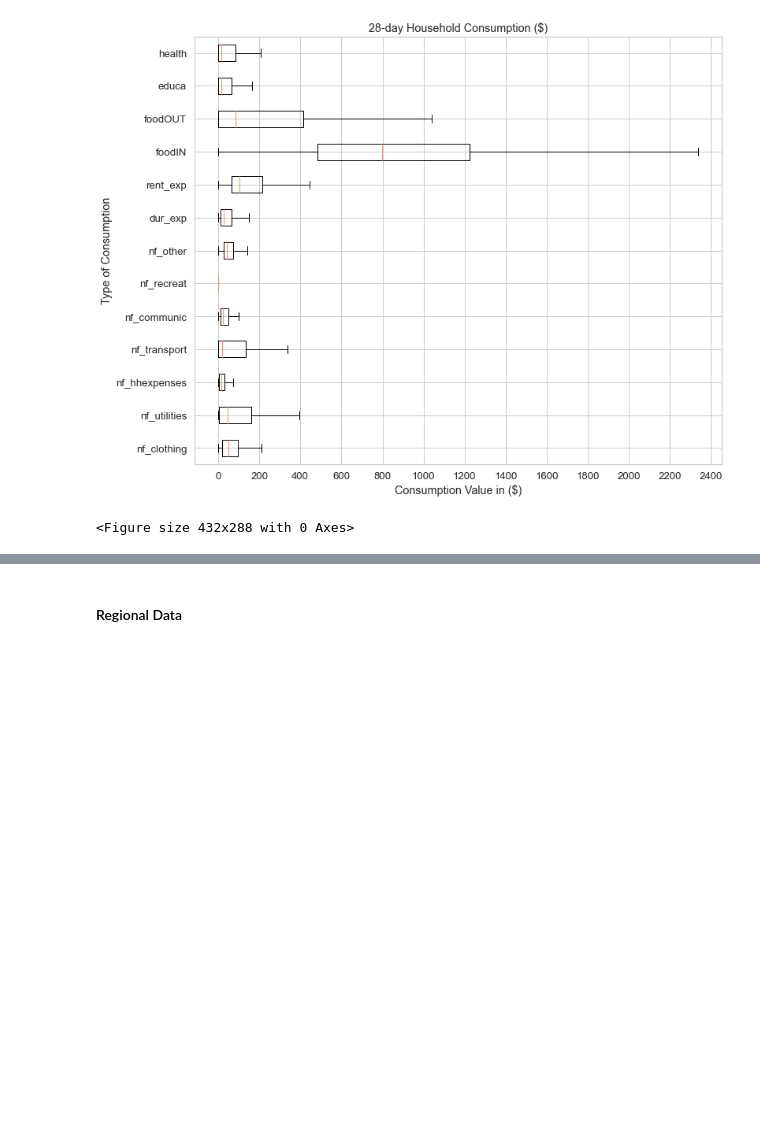
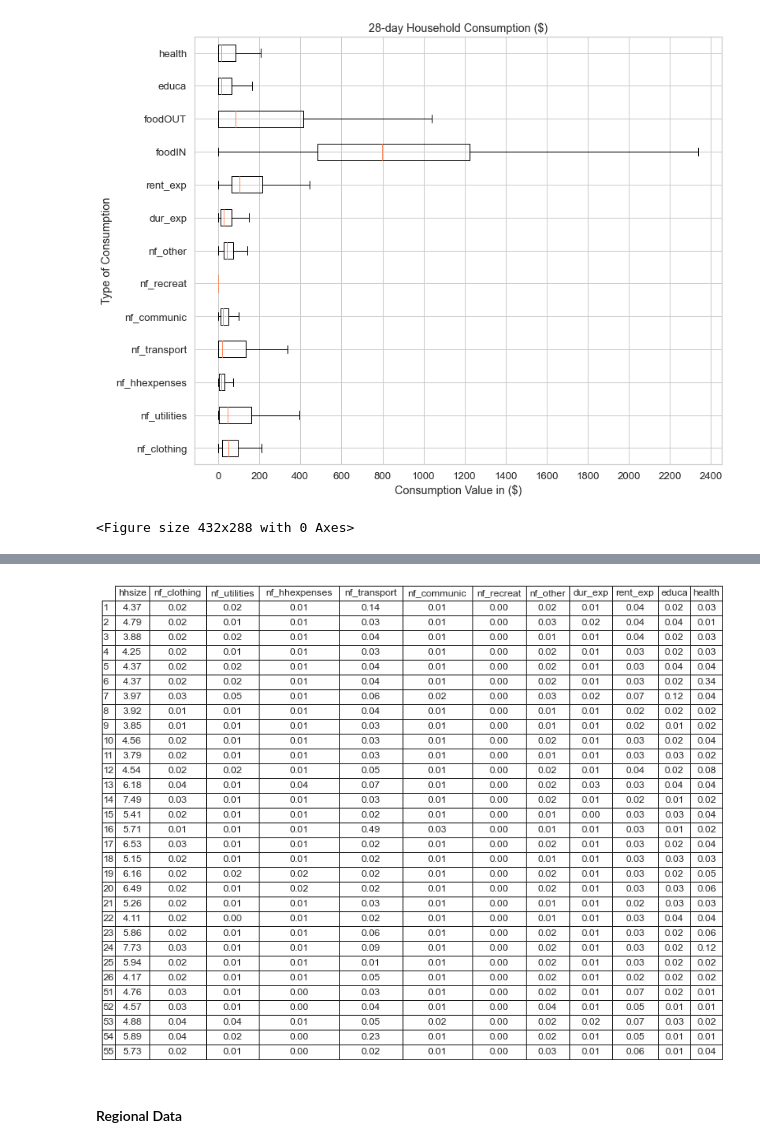
Before and after one commit to whitehackr/solar_tz, a Jupyter notebook: data_and_analysis/survey_review_.ipynb, the cells around one changed output, grey strips where cells are left out. Saved outputs shown, nothing was run; the diff lists cells and outputs as text; code cells hidden in the pictures; blank space fills up the shorter version.

Commit message:
Initial addition of the assets_data to determine 'ability to pay'

```diff
--- a/data_and_analysis/survey_review_.ipynb
+++ b/data_and_analysis/survey_review_.ipynb
@@ -463,3 +463,10 @@ plt.savefig('hh_consumption.png', dpi = 300, format = 'png')
 # %% [output]
 [figure]
 <Figure size 432x288 with 0 Axes>
+# %%
+non_grid_consumption = consumption_data_w_energy[consumption_data_w_energy['electricity_source'] != 'Tanesco']
+# %%
+non_grid_consumption_usd = pd.DataFrame(data = non_grid_consumption.values,
+                                        index = non_grid_consumption.index,
+                                        columns = non_grid_consumption.columns)
+non_grid_consumption_usd.iloc[:,5:18] = non_grid_consumption_usd.iloc[:,5:18] * fx
@@ -466,3 +489,27 @@ plt.savefig('hh_consumption.png', dpi = 300, format = 'png')
+# %%
+consumption_averages = non_grid_consumption_usd[['region','hhsize', 'nf_clothing','nf_utilities', 'nf_hhexpenses', 'nf_transport', 'nf_communic','nf_recreat', 'nf_other', 'dur_exp', 'rent_exp','educa', 'health']].groupby('region').mean()
+# %%
+fig, ax = plt.subplots(figsize=(10, 6))
+
+ax.axis('off')
+
+# Plot the table with custom formatting, including the index
+table = ax.table(cellText=consumption_averages.applymap(lambda x: f'{x:.2f}').values,
+                 colLabels=consumption_averages.columns,
+                 cellLoc='center',
+                 loc='center',
+                 rowLabels=consumption_averages.index.map(str))
+
+# Customize table appearance (optional)
+table.auto_set_font_size(False)
+table.set_fontsize(12)
+table.scale(1, 1.5)  # Adjust table size
+table.auto_set_column_width([i for i in range(len(consumption_averages.columns) + 1)])  # Auto-adjust column widths
+
+# Show the table
+plt.show()
+# %% [output]
+[figure, added]
 # %% [markdown]
 #### Regional Data
 # %%
```
Also changed, not shown: parts of 12 cells of this notebook.
